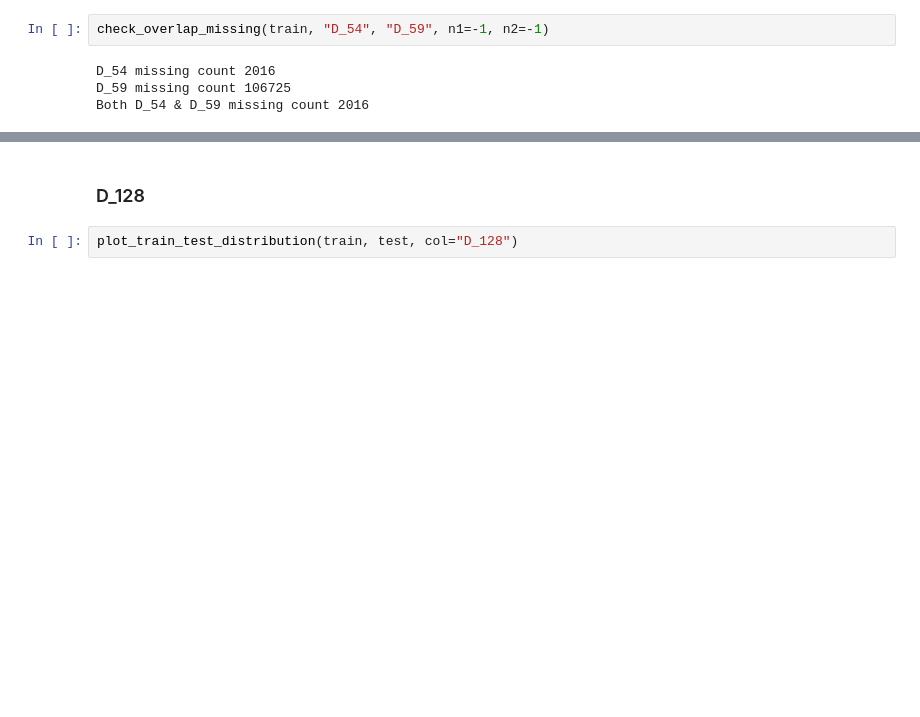
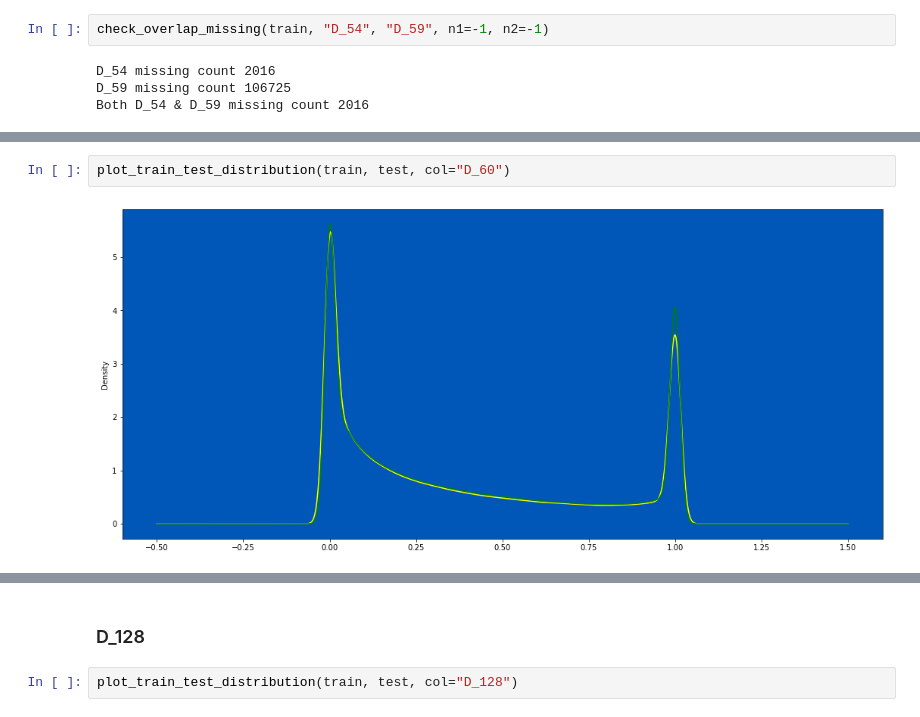
Before and after one commit to waikey-lee/kaggle-amex, a Jupyter notebook: notebooks/1.clean_parquet.ipynb, the cells around one changed output, grey strips where cells are left out. Drawn from its saved outputs; the diff is of its cells as text; blank space fills up the shorter version.

```diff
--- a/notebooks/1.clean_parquet.ipynb
+++ b/notebooks/1.clean_parquet.ipynb
@@ -232,0 +236,4 @@ train[["D_54", "D_59"]].corr()
+# %%
+plot_train_test_distribution(train, test, col="D_60")
+# %% [output]
+[figure, added]
```
Also changed, not shown: parts of 46 cells of this notebook.
